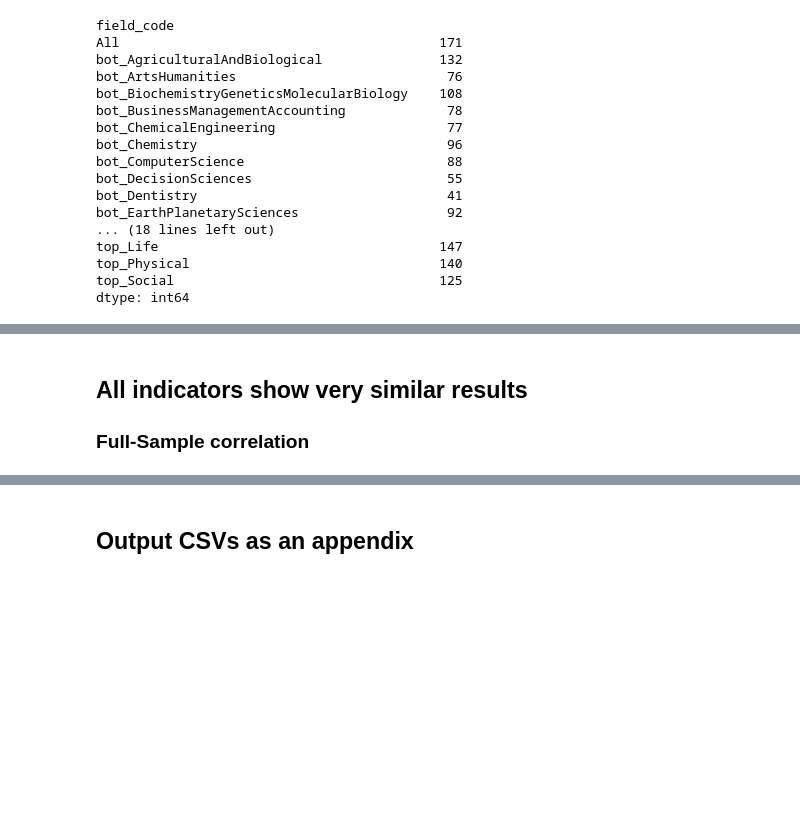
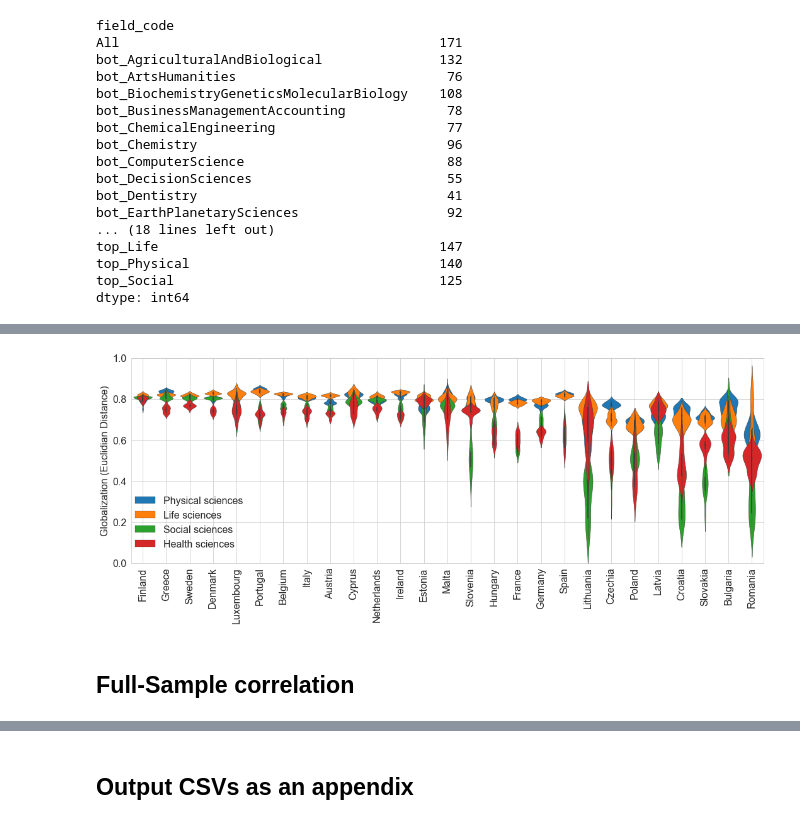
Before and after one commit to vitekzkytek/GlobalizationPaper, a Jupyter notebook: Phase5_Paper/PaperResults.ipynb, the cells around one changed output, grey strips where cells are left out. Saved outputs shown, nothing was run; the diff lists cells and outputs as text; code cells hidden in the pictures; blank space fills up the shorter version.

```diff
--- a/Phase5_Paper/PaperResults.ipynb
+++ b/Phase5_Paper/PaperResults.ipynb
@@ -267,6 +238,36 @@ glob
+# %%
+groups = glob.loc[idx[ccodes,flds_broad,'euclid',:]].reset_index()
+groups['eu'] = groups.country_code.map(cntrs.eu)
+groups['name'] = groups.country_code.map(cntrs.name)
+groups = groups[groups.eu == 'EU-28']
+groups = groups[groups.name != 'United Kingdom']
+
+ranking = list(groups[(groups.field_code == 'All') & (groups.period == 2017)].sort_values(by='value',ascending=False).name)
+groups = groups[groups.field_code != 'All']
+
+groups['fields'] = groups.field_code.map(fieldnames)
+
+plt.figure(figsize=(18,6))
+sns.violinplot(x='name',
+            y='value',
+            hue='fields',
+            hue_order=['Physical sciences','Life sciences','Social sciences','Health sciences'],
+            order=ranking,
+            saturation=1,
+            linewidth=0.5,
+            dodge=False,
+            data=groups)
+plt.legend(frameon=False,fontsize=16,loc=(0.,0.05))
+plt.ylim((0,1))
+plt.xticks(fontsize=16,rotation=90)
+plt.yticks(fontsize=16)
+plt.grid(b=True,which='major',axis='x')
+plt.ylabel('Globalization (Euclidian Distance)',fontsize=16);
+plt.xlabel('',fontsize=16);
+# %% [output]
+[figure, added]
 # %% [markdown]
-## All indicators show very similar results
-### Full-Sample correlation
+## Full-Sample correlation
 # %%
 corr_full = glob.unstack('method_code').corr()
 corr_full.loc[usedIndicators,usedIndicators]
```
Also changed, not shown: parts of 47 cells of this notebook, 27 other files.
